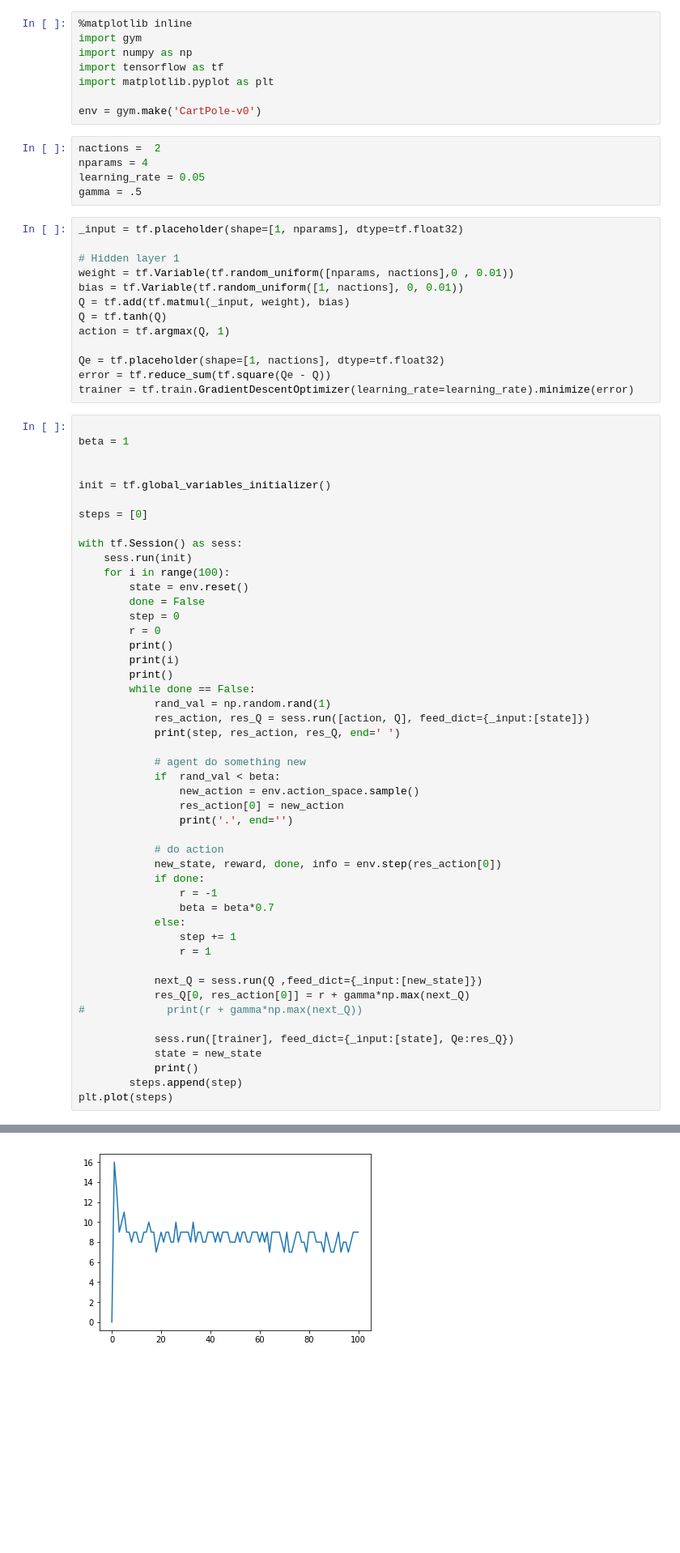
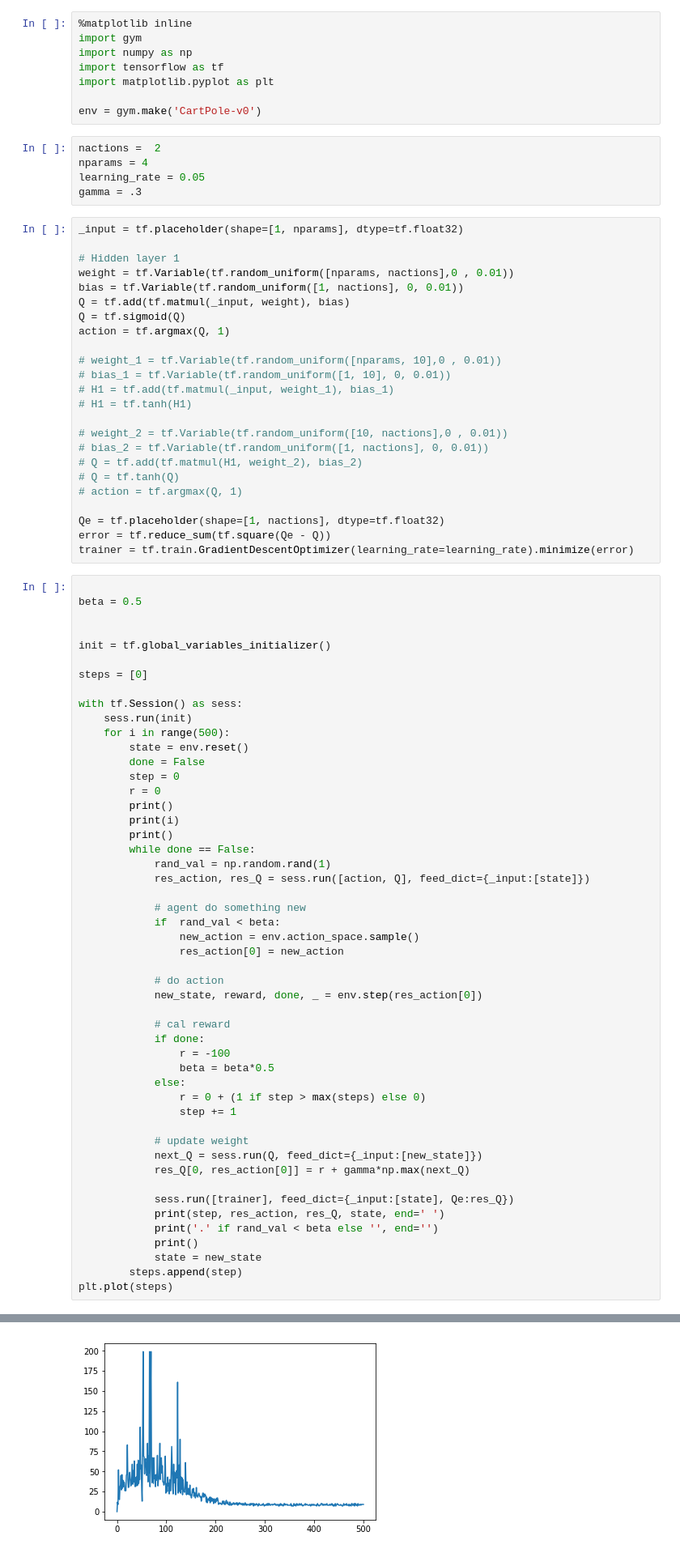
Before and after one commit to LeOntalEs/tensorflow-tutorial, a Jupyter notebook: dqn/cart-pole.ipynb, the cells around one changed output, grey strips where cells are left out. Shown at 81% size. Drawn from its saved outputs; the diff is of its cells as text; blank space fills up the shorter version.

```diff
--- a/dqn/cart-pole.ipynb
+++ b/dqn/cart-pole.ipynb
@@ -10,7 +10,7 @@ env = gym.make('CartPole-v0')
 nactions =  2
 nparams = 4
 learning_rate = 0.05
-gamma = .5
+gamma = .3
 # %%
 _input = tf.placeholder(shape=[1, nparams], dtype=tf.float32)
 
@@ -18,15 +18,26 @@ _input = tf.placeholder(shape=[1, nparams], dtype=tf.float32)
 weight = tf.Variable(tf.random_uniform([nparams, nactions],0 , 0.01))
 bias = tf.Variable(tf.random_uniform([1, nactions], 0, 0.01))
 Q = tf.add(tf.matmul(_input, weight), bias)
-Q = tf.tanh(Q)
+Q = tf.sigmoid(Q)
 action = tf.argmax(Q, 1)
+
+# weight_1 = tf.Variable(tf.random_uniform([nparams, 10],0 , 0.01))
+# bias_1 = tf.Variable(tf.random_uniform([1, 10], 0, 0.01))
+# H1 = tf.add(tf.matmul(_input, weight_1), bias_1)
+# H1 = tf.tanh(H1)
+
+# weight_2 = tf.Variable(tf.random_uniform([10, nactions],0 , 0.01))
+# bias_2 = tf.Variable(tf.random_uniform([1, nactions], 0, 0.01))
+# Q = tf.add(tf.matmul(H1, weight_2), bias_2)
+# Q = tf.tanh(Q)
+# action = tf.argmax(Q, 1)
 
 Qe = tf.placeholder(shape=[1, nactions], dtype=tf.float32)
 error = tf.reduce_sum(tf.square(Qe - Q))
 trainer = tf.train.GradientDescentOptimizer(learning_rate=learning_rate).minimize(error)
 # %%
 
-beta = 1
+beta = 0.5
 
 
 init = tf.global_variables_initializer()
@@ -35,7 +46,7 @@ steps = [0]
 
 with tf.Session() as sess:
     sess.run(init)
-    for i in range(100):
+    for i in range(500):
         state = env.reset()
         done = False
         step = 0
@@ -46,30 +57,32 @@ with tf.Session() as sess:
         while done == False:
             rand_val = np.random.rand(1)
             res_action, res_Q = sess.run([action, Q], feed_dict={_input:[state]})
-            print(step, res_action, res_Q, end=' ')
 
             # agent do something new
             if  rand_val < beta:
                 new_action = env.action_space.sample()
                 res_action[0] = new_action
-                print('.', end='')
 
             # do action
-            new_state, reward, done, info = env.step(res_action[0])
+            new_state, reward, done, _ = env.step(res_action[0])
+
+            # cal reward
             if done:
-                r = -1
-                beta = beta*0.7
+                r = -100
+                beta = beta*0.5
             else:
+                r = 0 + (1 if step > max(steps) else 0)
                 step += 1
-                r = 1
 
-            next_Q = sess.run(Q ,feed_dict={_input:[new_state]})
+            # update weight
+            next_Q = sess.run(Q, feed_dict={_input:[new_state]})
             res_Q[0, res_action[0]] = r + gamma*np.max(next_Q)
-#             print(r + gamma*np.max(next_Q))
 
             sess.run([trainer], feed_dict={_input:[state], Qe:res_Q})
+            print(step, res_action, res_Q, state, end=' ')
+            print('.' if rand_val < beta else '', end='')
+            print()
             state = new_state
-            print()
         steps.append(step)
 plt.plot(steps)
 # %% [output]
@@ -93,5 +106,5 @@ plt.plot(steps)
 [<matplotlib.lines.Line2D at 0x...>]
-[figure, old version]
+[figure, new version]
 # %%
 a = [[  8.58846959e-03  -9.89045802e-05]]
 np.argmax(a)
```
Also changed, not shown: parts of 1 cell of this notebook.
